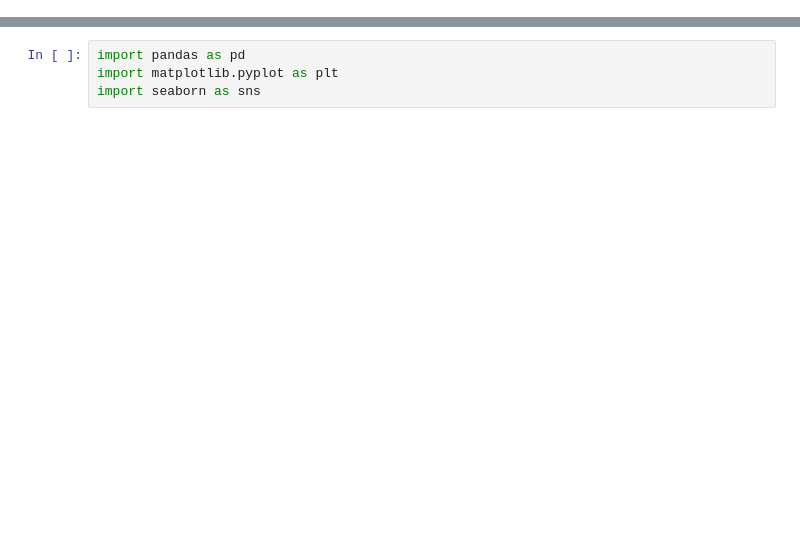
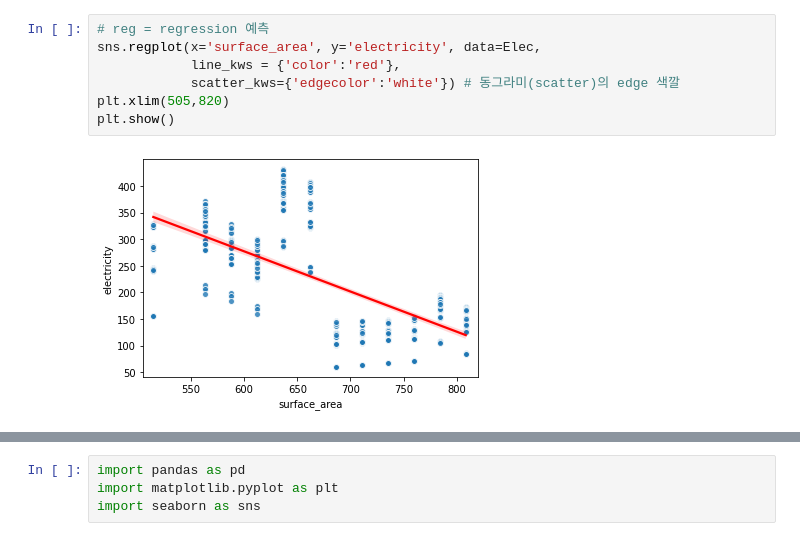
Before and after one commit to Seungeun-Song/Study-for-K-Digital-AI-developer, a Jupyter notebook: Practice/21_02_26_modelValidation.ipynb, the cells around one changed output, grey strips where cells are left out. Drawn from its saved outputs; the diff is of its cells as text; blank space fills up the shorter version.

```diff
--- a/Practice/21_02_26_modelValidation.ipynb
+++ b/Practice/21_02_26_modelValidation.ipynb
@@ -0,0 +50,9 @@
+# %%
+# reg = regression 예측
+sns.regplot(x='surface_area', y='electricity', data=Elec,
+            line_kws = {'color':'red'},
+            scatter_kws={'edgecolor':'white'}) # 동그라미(scatter)의 edge 색깔
+plt.xlim(505,820)
+plt.show()
+# %% [output]
+[figure, added]
```
Also changed, not shown: parts of 100 cells of this notebook.
